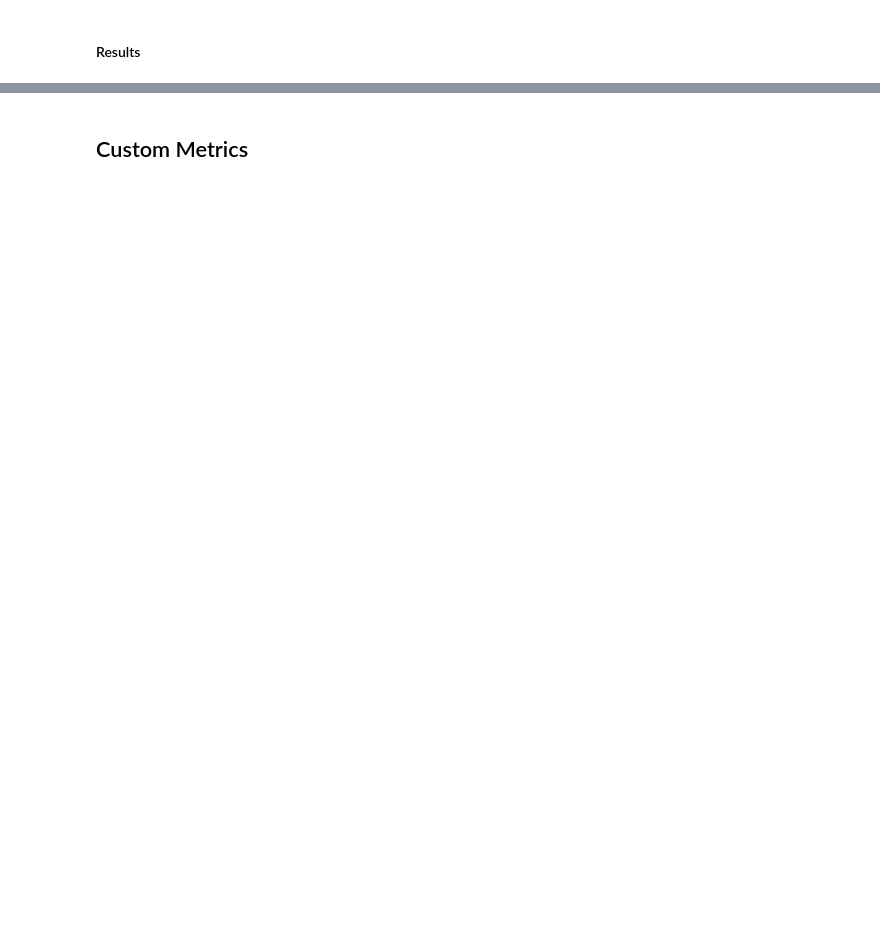
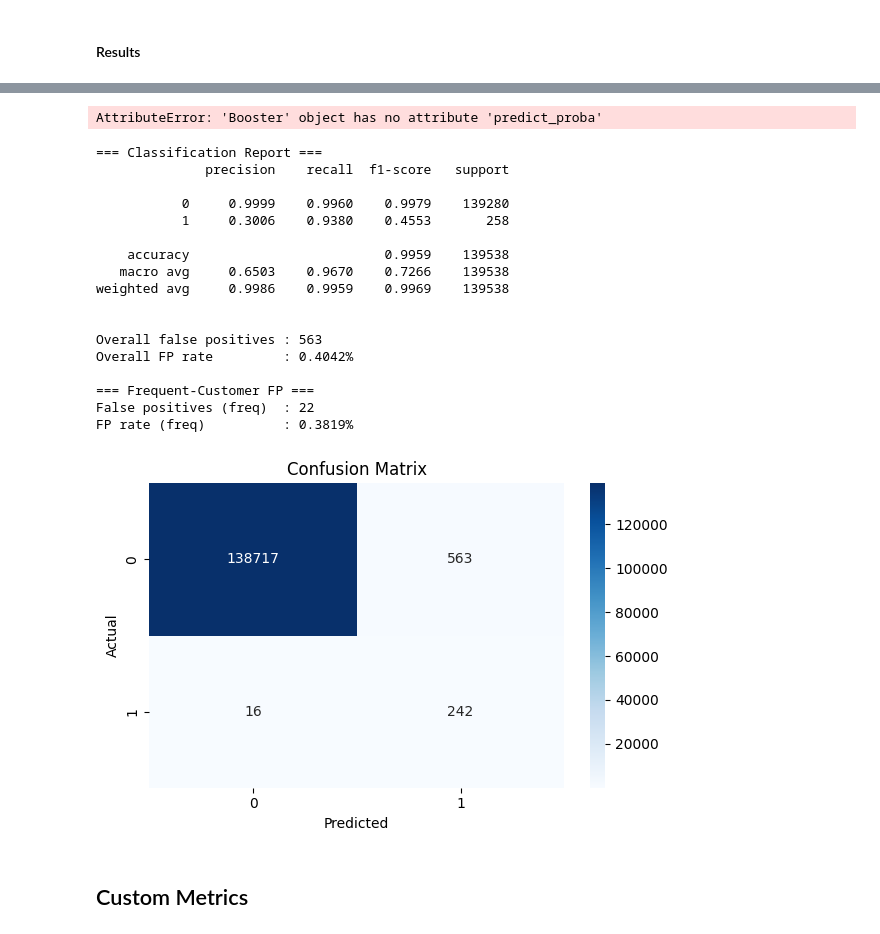
Before and after one commit to adrianrb469/lgbm_fraud_detection_model, a Jupyter notebook: notebooks/03_base_model.ipynb, the cells around one changed output, grey strips where cells are left out. Drawn from its saved outputs; the diff is of its cells as text; code cells hidden in the pictures; blank space fills up the shorter version.

```diff
--- a/notebooks/03_base_model.ipynb
+++ b/notebooks/03_base_model.ipynb
@@ -52,7 +52,7 @@ for c in cat_cols:
 def kpi_report(model, df, thr):
     predictions = model.predict(df[features])
     actuals = df[target].values
-    is_frequent = df["is_frequent_merchant"].values
+    is_frequent = df["is_frequent_customer"].values
     predicted_fraud = predictions >= thr
 
     tp = ((actuals == 1) & predicted_fraud).sum()
@@ -99,7 +99,7 @@ def detailed_evaluation_report(
         probs = model.predict(df[features])
     preds = (probs >= thr).astype(int)
     y_true = df[target].values
-    is_freq = df["is_frequent_merchant"].values.astype(bool)
+    is_freq = df["is_frequent_customer"].values.astype(bool)
 
     # 2) Classification report
     print("=== Classification Report ===")
@@ -213,3 +291,68 @@ FP rate (freq)          : 0.3399%
+# %%
+import pandas as pd
+import numpy as np
+from sklearn.metrics import confusion_matrix
+
+# Use your model's predicted probabilities on the validation set
+probs = model.predict_proba(valid_df[features])[:, 1]
+y_true = valid_df[target].values
+is_freq = valid_df["is_frequent_customer"].values.astype(bool)
+
+thresholds = np.linspace(0.1, 0.95, 30)
+
+rows = []
+for thr in thresholds:
+    preds = (probs >= thr).astype(int)
+    tn, fp, fn, tp = confusion_matrix(y_true, preds).ravel()
+    # overall FP rate
+    overall_fp_rate = fp / (tn + fp) if (tn + fp) else 0
+    # frequent-customer FP rate
+    legit_freq_mask = (~y_true.astype(bool)) & is_freq
+    freq_count = legit_freq_mask.sum()
+    fp_freq = (preds.astype(bool) & legit_freq_mask).sum()
+    freq_fp_rate = fp_freq / freq_count if freq_count else 0
+    # recall/precision
+    recall = tp / (tp + fn) if (tp + fn) else 0
+    precision = tp / (tp + fp) if (tp + fp) else 0
+    rows.append({
+        "threshold": thr,
+        "recall": recall,
+        "precision": precision,
+        "overall_fp_rate": overall_fp_rate,
+        "fp_rate_frequent_customer": freq_fp_rate,
+        "overall_fp_count": fp,
+        "fp_count_frequent_customer": fp_freq,
+        "tp": tp,
+        "fn": fn
+    })
+
+table = pd.DataFrame(rows)
+# Show the first few rows, or print the whole thing
+print(table.head(50))
+# %% [output]
+AttributeError: 'Booster' object has no attribute 'predict_proba'
+# %%
+# 0.217
+detailed_evaluation_report(model, test_df, features, target, 0.363793)
+# %% [output]
+=== Classification Report ===
+              precision    recall  f1-score   support
+
+           0     0.9999    0.9960    0.9979    139280
+           1     0.3006    0.9380    0.4553       258
+
+    accuracy                         0.9959    139538
+   macro avg     0.6503    0.9670    0.7266    139538
+weighted avg     0.9986    0.9959    0.9969    139538
+
+
+Overall false positives : 563
+Overall FP rate         : 0.4042%
+
+=== Frequent-Customer FP ===
+False positives (freq)  : 22
+FP rate (freq)          : 0.3819%
+[figure, added]
 # %% [markdown]
 ## Custom Metrics
 # %%
```
Also changed, not shown: parts of 9 cells of this notebook, 2 other files.
